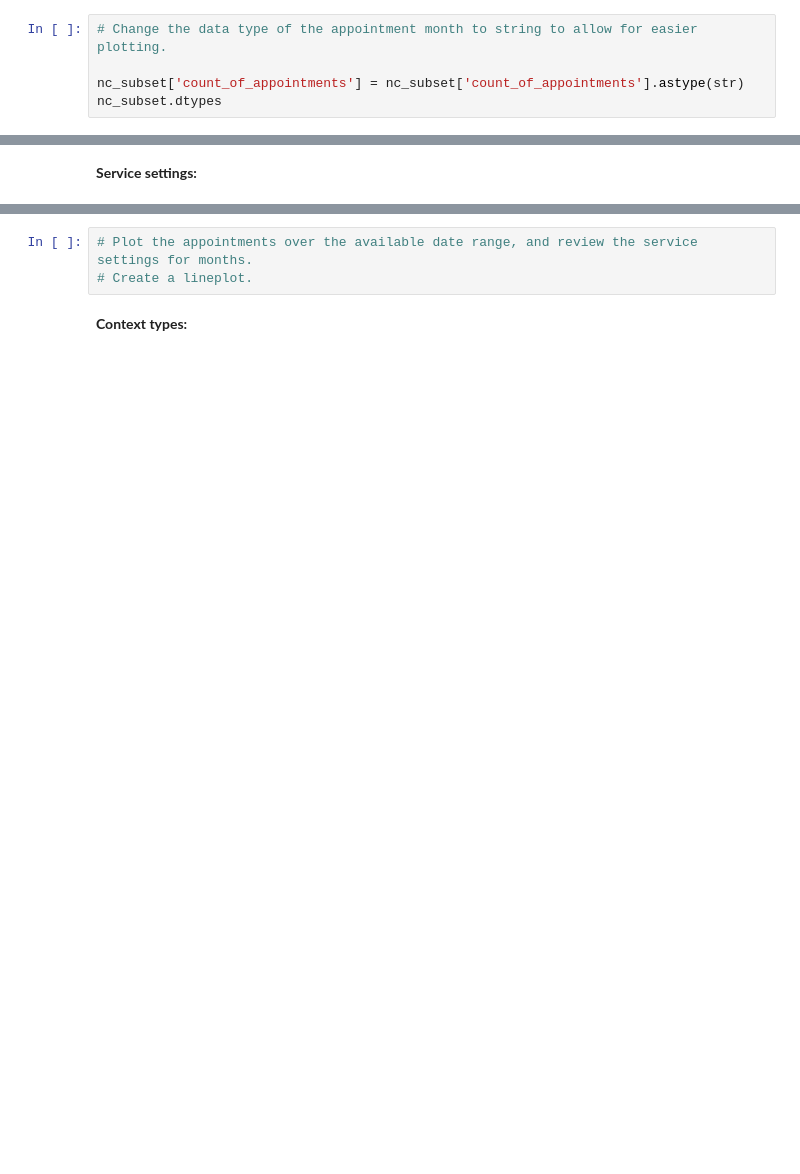
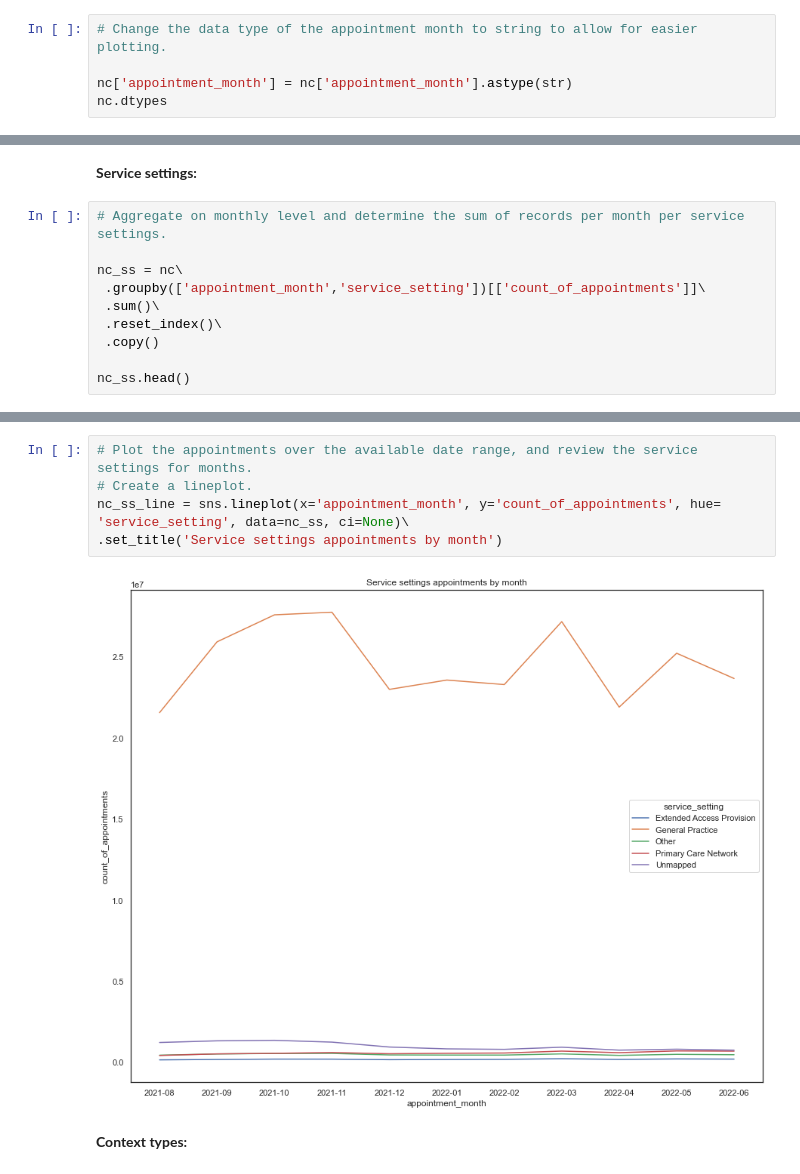
Before and after one commit to essjmeha/Assignment_Diagnostic_Anatysis_using_Python, a Jupyter notebook: Meharg_Jane_DA201_Assignment_Notebook.ipynb, the cells around one changed output, grey strips where cells are left out. Cells and saved outputs as stored; diff of their text form; blank space fills up the shorter version.

```diff
--- a/Meharg_Jane_DA201_Assignment_Notebook.ipynb
+++ b/Meharg_Jane_DA201_Assignment_Notebook.ipynb
@@ -726,5 +718,5 @@ nc_subset.head()
 # %%
 # Change the data type of the appointment month to string to allow for easier plotting.
 
-nc_subset['count_of_appointments'] = nc_subset['count_of_appointments'].astype(str)
-nc_subset.dtypes
+nc['appointment_month'] = nc['appointment_month'].astype(str)
+nc.dtypes
@@ -738,2 +764,12 @@ nc_subset_month
 # %% [markdown]
 **Service settings:**
+# %%
+# Aggregate on monthly level and determine the sum of records per month per service settings.
+
+nc_ss = nc\
+ .groupby(['appointment_month','service_setting'])[['count_of_appointments']]\
+ .sum()\
+ .reset_index()\
+ .copy()
+
+nc_ss.head()
@@ -740,5 +783,9 @@ nc_subset_month
 # %%
 # Plot the appointments over the available date range, and review the service settings for months.
 # Create a lineplot.
+nc_ss_line = sns.lineplot(x='appointment_month', y='count_of_appointments', hue= 'service_setting', data=nc_ss, ci=None)\
+.set_title('Service settings appointments by month')
+# %% [output]
+[figure, added]
 # %% [markdown]
 **Context types:**
```
Also changed, not shown: parts of 18 cells of this notebook.
